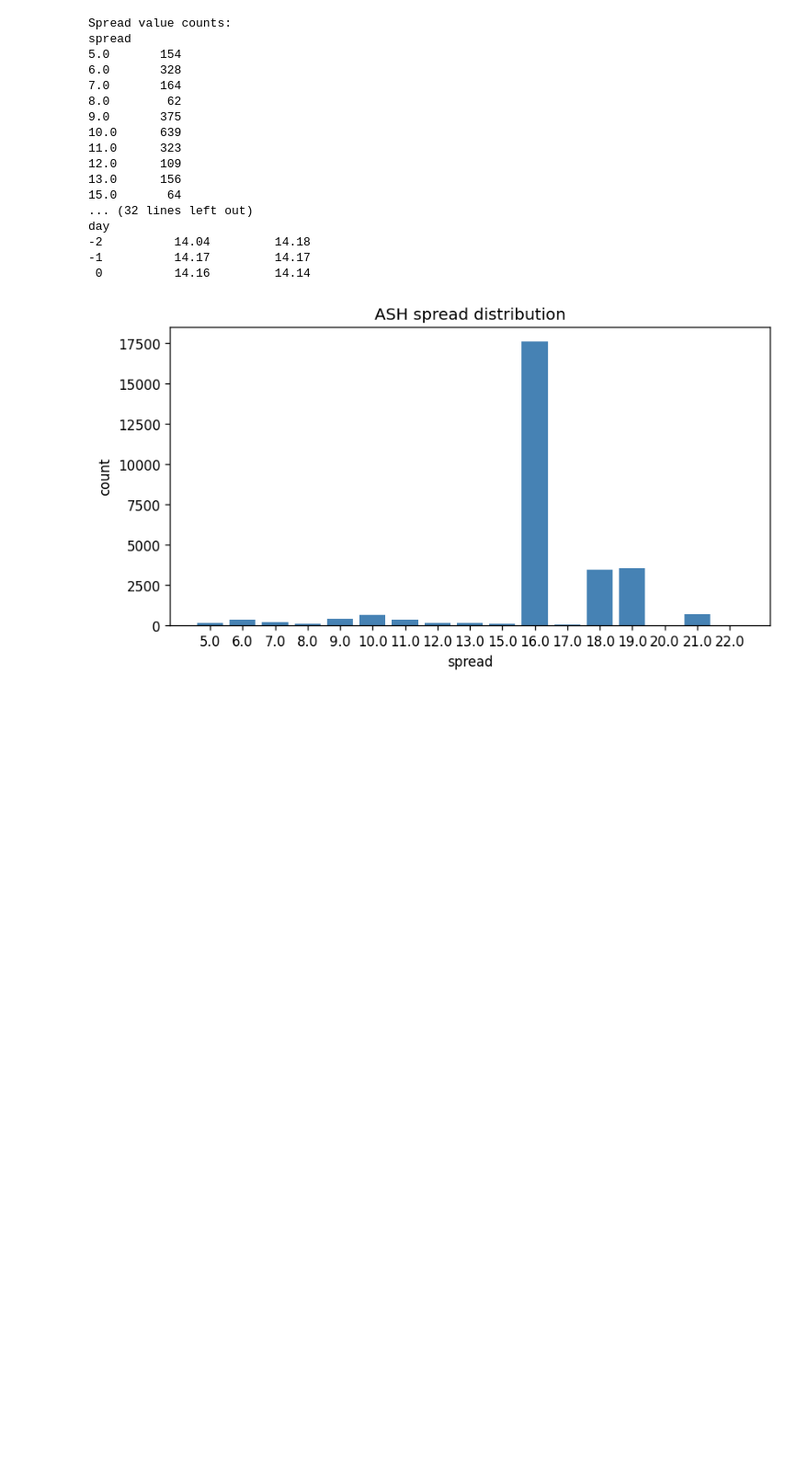
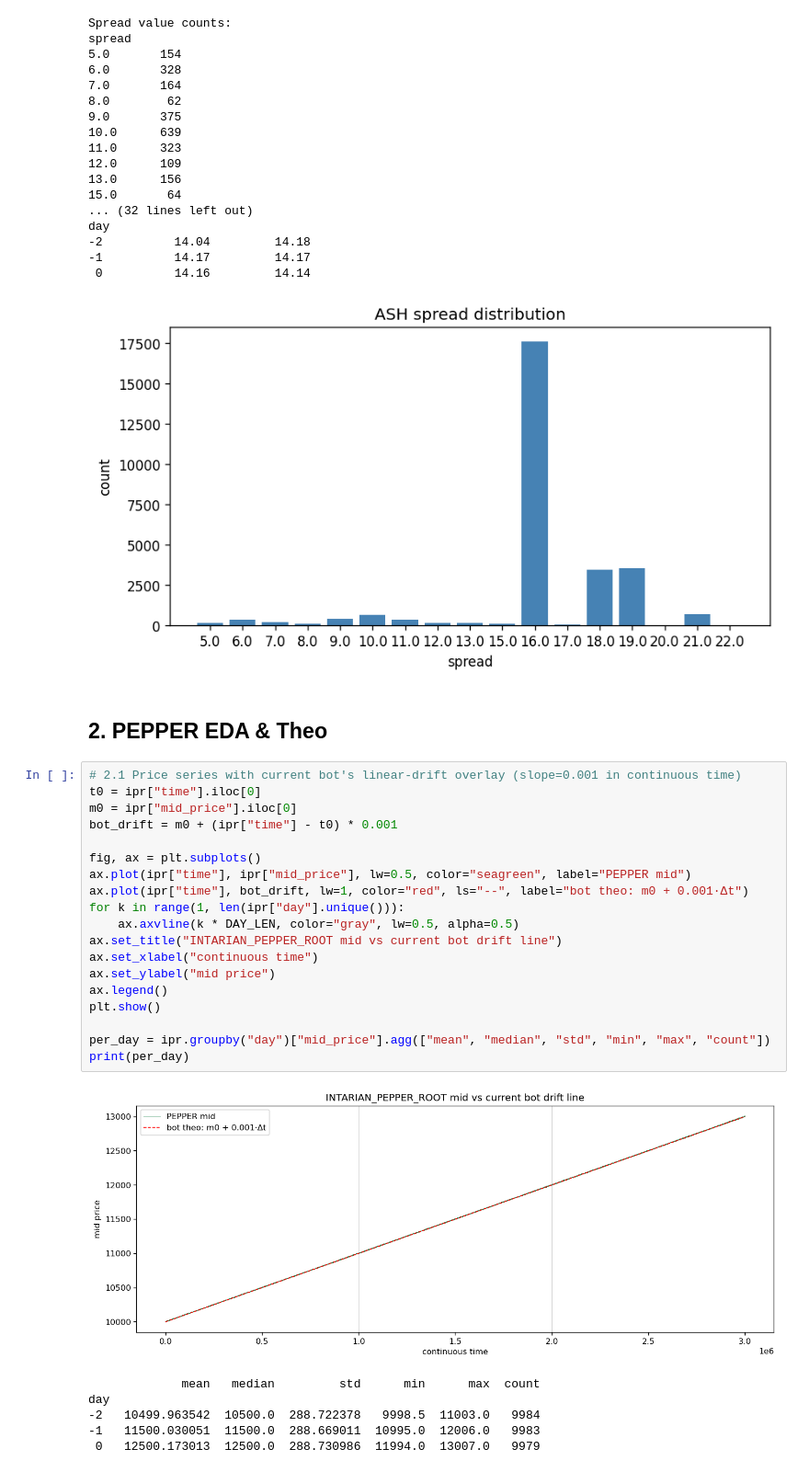
Before and after one commit to v-x-zhang/imc-prosperity-4-quantsc, a Jupyter notebook: round-1/research/theo_analysis.ipynb, the cells around one changed output. Shown at 92% size. Cells and saved outputs as stored; diff of their text form; blank space fills up the shorter version.

Commit message:
confirmed pepper's theo

```diff
--- a/round-1/research/theo_analysis.ipynb
+++ b/round-1/research/theo_analysis.ipynb
@@ -272,3 +272,31 @@ day
 -1          14.17         14.17
  0          14.16         14.14
 [figure]
+# %% [markdown]
+## 2. PEPPER EDA & Theo
+# %%
+# 2.1 Price series with current bot's linear-drift overlay (slope=0.001 in continuous time)
+t0 = ipr["time"].iloc[0]
+m0 = ipr["mid_price"].iloc[0]
+bot_drift = m0 + (ipr["time"] - t0) * 0.001
+
+fig, ax = plt.subplots()
+ax.plot(ipr["time"], ipr["mid_price"], lw=0.5, color="seagreen", label="PEPPER mid")
+ax.plot(ipr["time"], bot_drift, lw=1, color="red", ls="--", label="bot theo: m0 + 0.001·Δt")
+for k in range(1, len(ipr["day"].unique())):
+    ax.axvline(k * DAY_LEN, color="gray", lw=0.5, alpha=0.5)
+ax.set_title("INTARIAN_PEPPER_ROOT mid vs current bot drift line")
+ax.set_xlabel("continuous time")
+ax.set_ylabel("mid price")
+ax.legend()
+plt.show()
+
+per_day = ipr.groupby("day")["mid_price"].agg(["mean", "median", "std", "min", "max", "count"])
+print(per_day)
+# %% [output]
+[figure, added]
+             mean   median         std      min      max  count
+day
+-2   10499.963542  10500.0  288.722378   9998.5  11003.0   9984
+-1   11500.030051  11500.0  288.669011  10995.0  12006.0   9983
+ 0   12500.173013  12500.0  288.730986  11994.0  13007.0   9979
```
Also changed, not shown: parts of 5 cells of this notebook.
